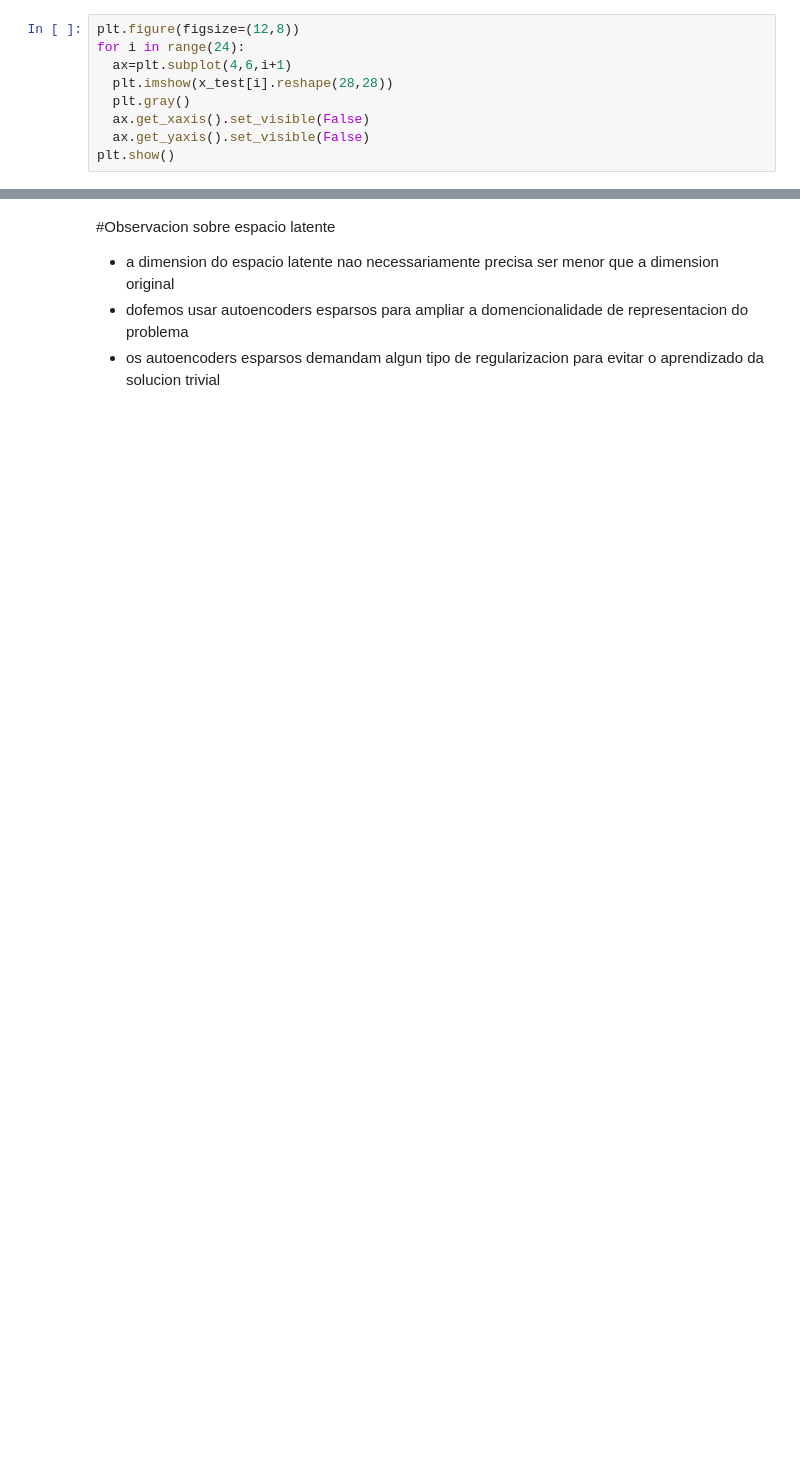
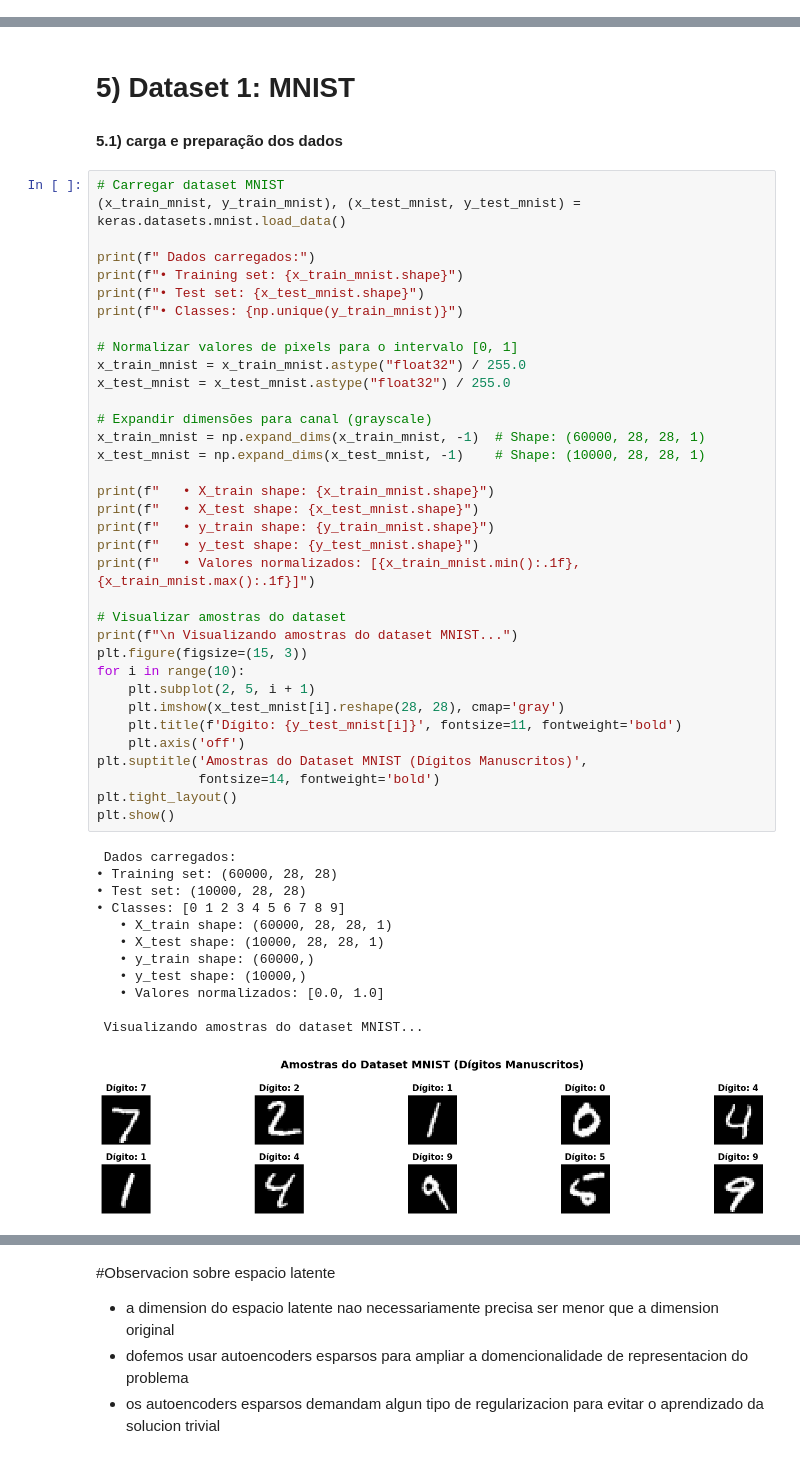
Before and after one commit to MarielaNina/NeuralNetworksClass, a Jupyter notebook: Projeto3_Mariela_Nina.ipynb, the cells around one changed output, grey strips where cells are left out. Saved outputs shown, nothing was run; the diff lists cells and outputs as text; blank space fills up the shorter version.

```diff
--- a/Projeto3_Mariela_Nina.ipynb
+++ b/Projeto3_Mariela_Nina.ipynb
@@ -65,9 +2,0 @@ Downloading data from https://storage.googleapis.com/tensorflow/tf-keras-dataset
-# %%
-plt.figure(figsize=(12,8))
-for i in range(24):
-  ax=plt.subplot(4,6,i+1)
-  plt.imshow(x_test[i].reshape(28,28))
-  plt.gray()
-  ax.get_xaxis().set_visible(False)
-  ax.get_yaxis().set_visible(False)
-plt.show()
@@ -355,0 +536,52 @@ plt.show()
+# %% [markdown]
+# 5) Dataset 1: MNIST
+# %% [markdown]
+**5.1) carga e preparação dos dados**
+# %%
+# Carregar dataset MNIST
+(x_train_mnist, y_train_mnist), (x_test_mnist, y_test_mnist) = keras.datasets.mnist.load_data()
+
+print(f" Dados carregados:")
+print(f"• Training set: {x_train_mnist.shape}")
+print(f"• Test set: {x_test_mnist.shape}")
+print(f"• Classes: {np.unique(y_train_mnist)}")
+
+# Normalizar valores de pixels para o intervalo [0, 1]
+x_train_mnist = x_train_mnist.astype("float32") / 255.0
+x_test_mnist = x_test_mnist.astype("float32") / 255.0
+
+# Expandir dimensões para canal (grayscale)
+x_train_mnist = np.expand_dims(x_train_mnist, -1)  # Shape: (60000, 28, 28, 1)
+x_test_mnist = np.expand_dims(x_test_mnist, -1)    # Shape: (10000, 28, 28, 1)
+
+print(f"   • X_train shape: {x_train_mnist.shape}")
+print(f"   • X_test shape: {x_test_mnist.shape}")
+print(f"   • y_train shape: {y_train_mnist.shape}")
+print(f"   • y_test shape: {y_test_mnist.shape}")
+print(f"   • Valores normalizados: [{x_train_mnist.min():.1f}, {x_train_mnist.max():.1f}]")
+
+# Visualizar amostras do dataset
+print(f"\n Visualizando amostras do dataset MNIST...")
+plt.figure(figsize=(15, 3))
+for i in range(10):
+    plt.subplot(2, 5, i + 1)
+    plt.imshow(x_test_mnist[i].reshape(28, 28), cmap='gray')
+    plt.title(f'Dígito: {y_test_mnist[i]}', fontsize=11, fontweight='bold')
+    plt.axis('off')
+plt.suptitle('Amostras do Dataset MNIST (Dígitos Manuscritos)',
+             fontsize=14, fontweight='bold')
+plt.tight_layout()
+plt.show()
+# %% [output]
+ Dados carregados:
+• Training set: (60000, 28, 28)
+• Test set: (10000, 28, 28)
+• Classes: [0 1 2 3 4 5 6 7 8 9]
+   • X_train shape: (60000, 28, 28, 1)
+   • X_test shape: (10000, 28, 28, 1)
+   • y_train shape: (60000,)
+   • y_test shape: (10000,)
+   • Valores normalizados: [0.0, 1.0]
+
+ Visualizando amostras do dataset MNIST...
+[figure, added]
```
Also changed, not shown: parts of 79 cells of this notebook.
